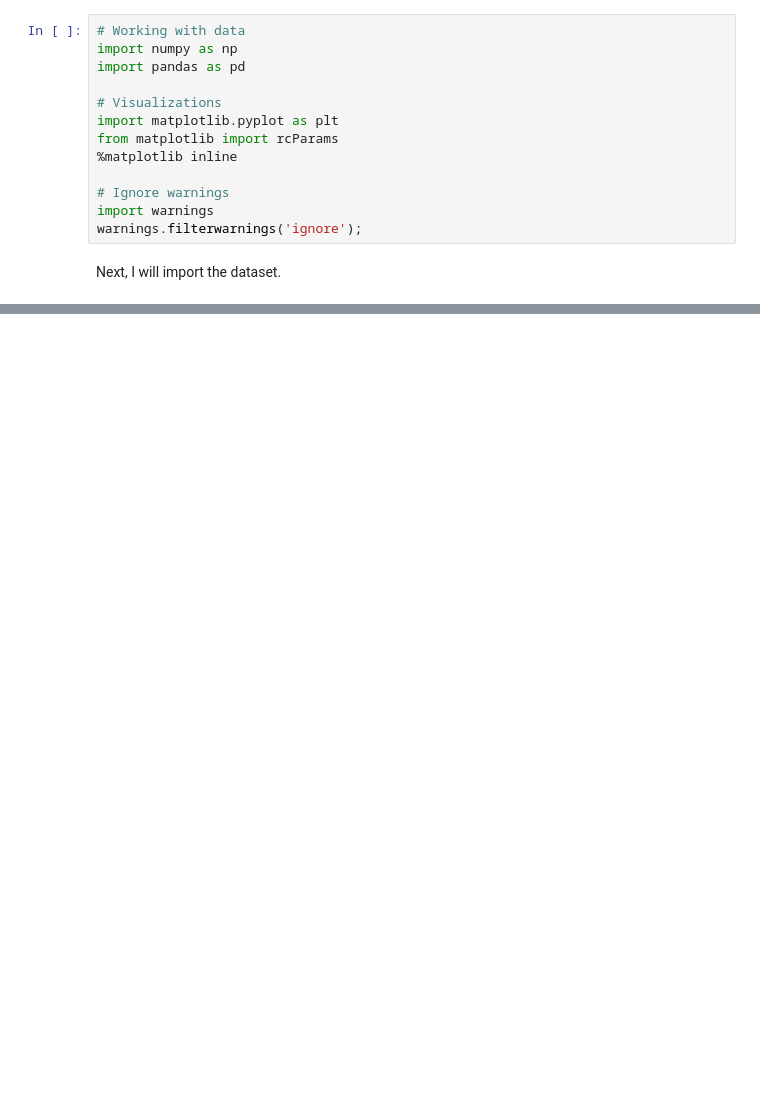
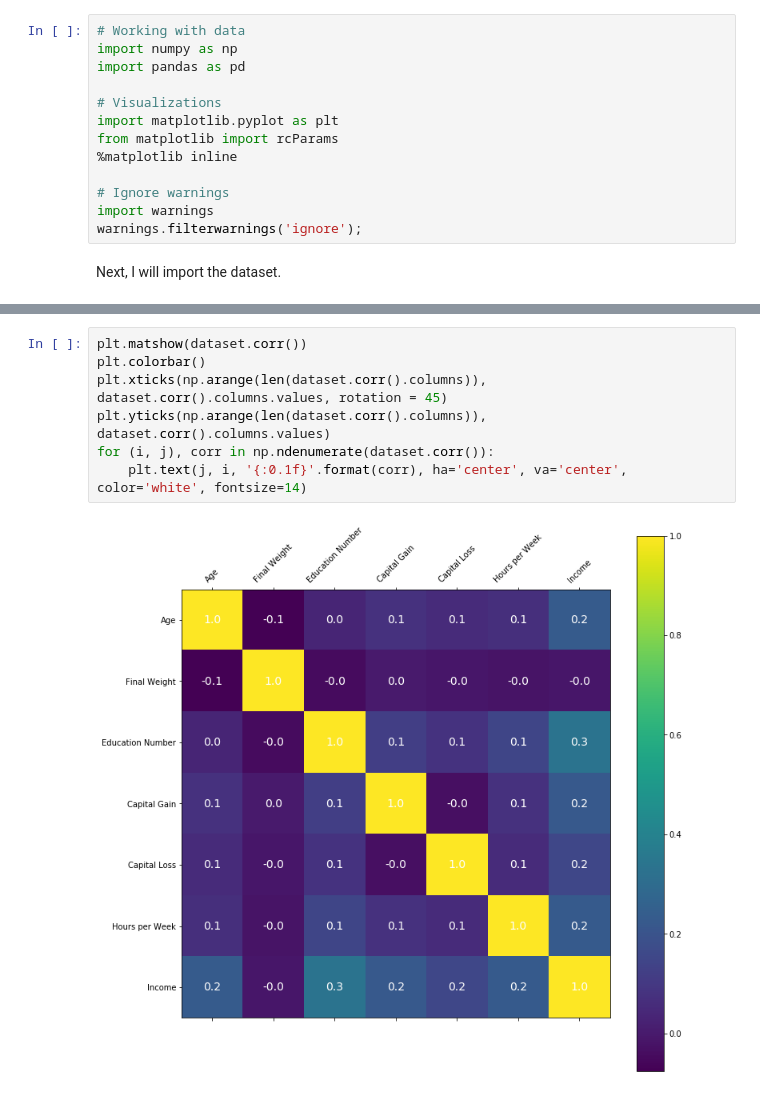
Before and after one commit to kb22/Income-Predictor, a Jupyter notebook: Income Predictor.ipynb, the cells around one changed output, grey strips where cells are left out. Cells and saved outputs as stored; diff of their text form; blank space fills up the shorter version.

```diff
--- a/Income Predictor.ipynb
+++ b/Income Predictor.ipynb
@@ -27,0 +83,9 @@ dataset = pd.read_csv('income-dataset.csv', names = columns)
+# %%
+plt.matshow(dataset.corr())
+plt.colorbar()
+plt.xticks(np.arange(len(dataset.corr().columns)), dataset.corr().columns.values, rotation = 45)
+plt.yticks(np.arange(len(dataset.corr().columns)), dataset.corr().columns.values)
+for (i, j), corr in np.ndenumerate(dataset.corr()):
+    plt.text(j, i, '{:0.1f}'.format(corr), ha='center', va='center', color='white', fontsize=14)
+# %% [output]
+[figure, added]
```
Also changed, not shown: parts of 43 cells of this notebook, 2 other files.
